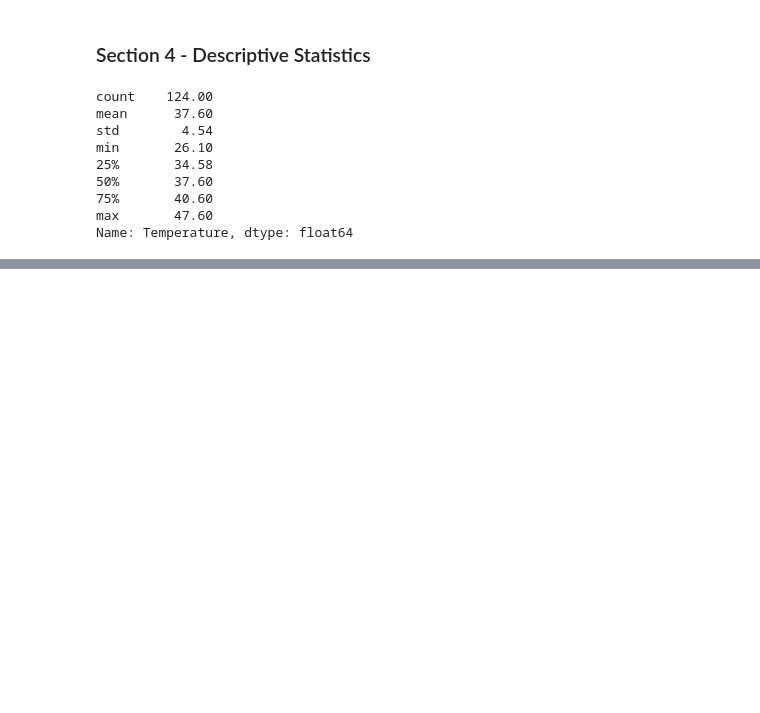
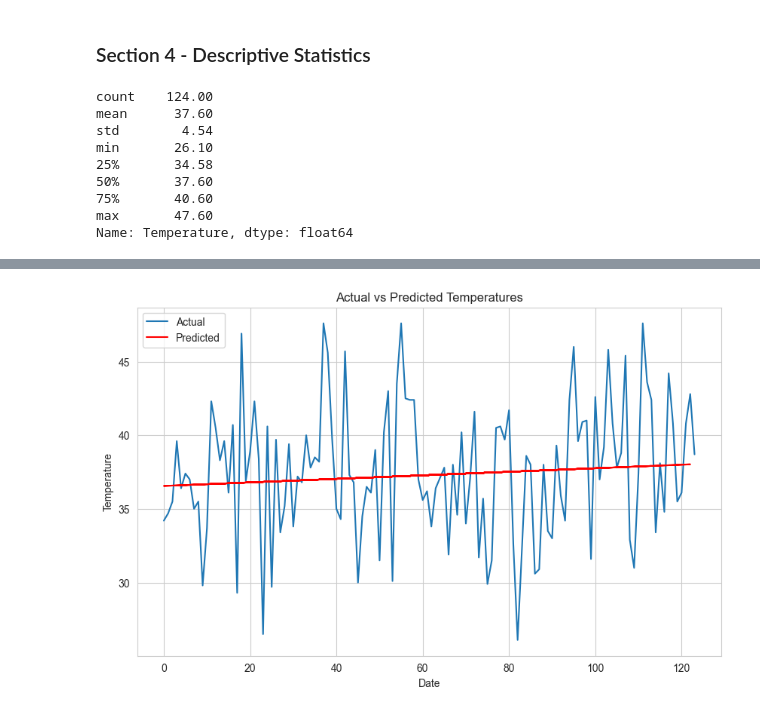
Before and after one commit to mkunta1/datafun-07-applied, a Jupyter notebook: mahi_ml.ipynb, the cells around one changed output, grey strips where cells are left out. Cells and saved outputs as stored; diff of their text form; code cells hidden in the pictures; blank space fills up the shorter version.

```diff
--- a/mahi_ml.ipynb
+++ b/mahi_ml.ipynb
@@ -122,0 +369,13 @@ Intercept: 8.694845520062952
+# %%
+plt.figure(figsize=(10, 6))
+plt.plot(nyc_df.index, nyc_df['Temperature'], label='Actual')
+plt.plot(X_test.index, y_pred, label='Predicted', color='red')
+plt.title('Actual vs Predicted Temperatures')
+plt.xlabel('Date')
+plt.ylabel('Temperature')
+plt.legend()
+# Saving the plot as an image
+plt.savefig('actual_vs_predicted.png')
+plt.show()
+# %% [output]
+[figure, added]
```
Also changed, not shown: parts of 31 cells of this notebook, 1 other file.
